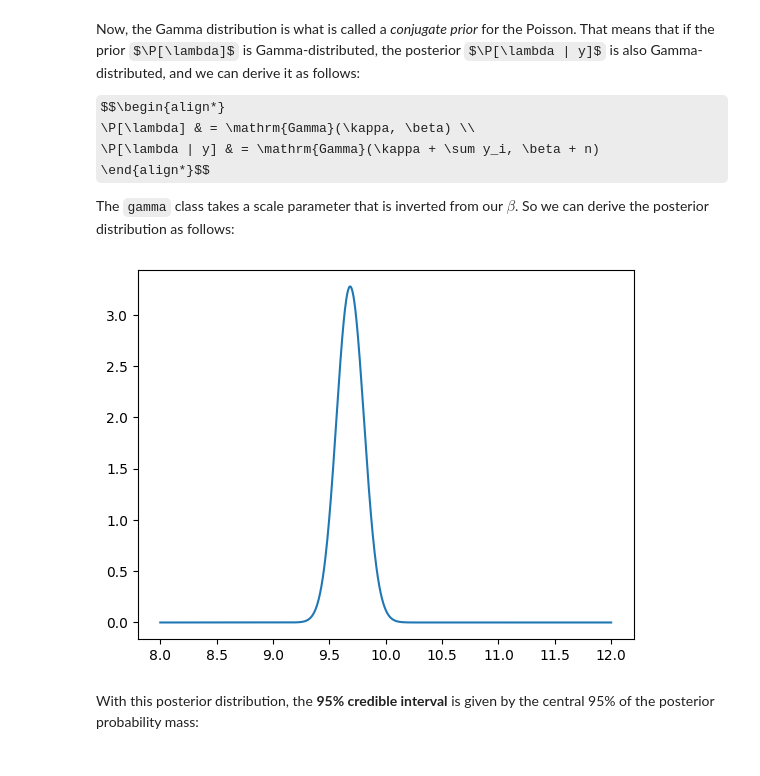
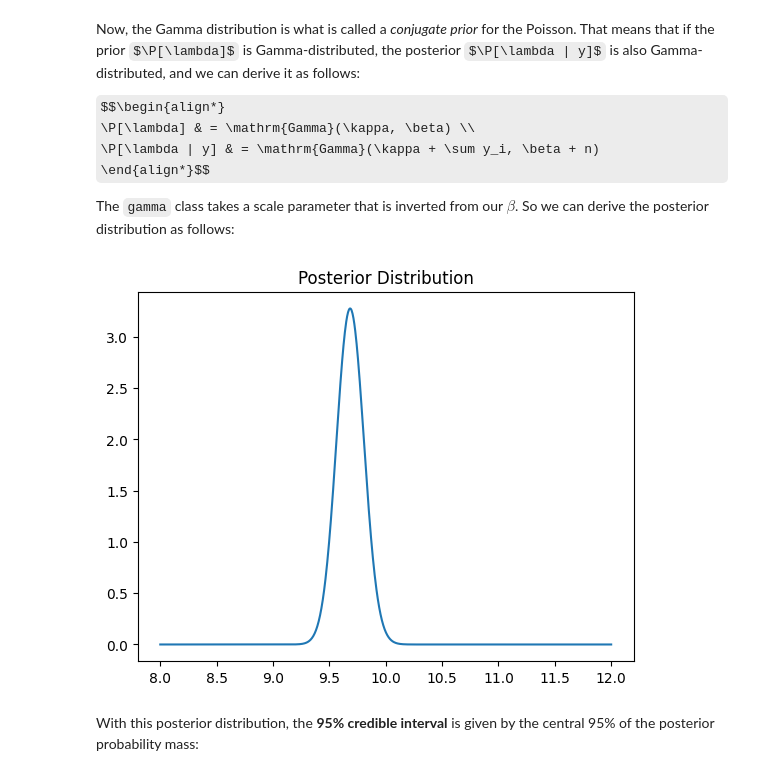
Before and after one commit to mdekstrand/cs533-web, a Jupyter notebook: resources/tutorials/Confidence.ipynb, the cells around one changed output. Drawn from its saved outputs; the diff is of its cells as text; code cells hidden in the pictures; some formulas as TeX source.

```diff
--- a/resources/tutorials/Confidence.ipynb
+++ b/resources/tutorials/Confidence.ipynb
@@ -145,12 +146,13 @@ The `gamma` class takes a scale parameter that is inverted from our $\beta$.  So
 # %%
 post_shape = prior_shape + tw2010.sum()
 post_scale = 1 / (1 / prior_scale + n)
 post = stats.gamma(post_shape, scale=post_scale)
 thetas = np.linspace(8, 12, 1000)
 plt.plot(thetas, post.pdf(thetas))
+plt.title('Posterior Distribution')
 plt.show()
 # %% [output]
-[figure, old version]
+[figure, new version]
 # %% [markdown]
 With this posterior distribution, the **95% credible interval** is given by the central 95% of the posterior probability mass:
 # %%
```
Also changed, not shown: parts of 3 cells of this notebook.
